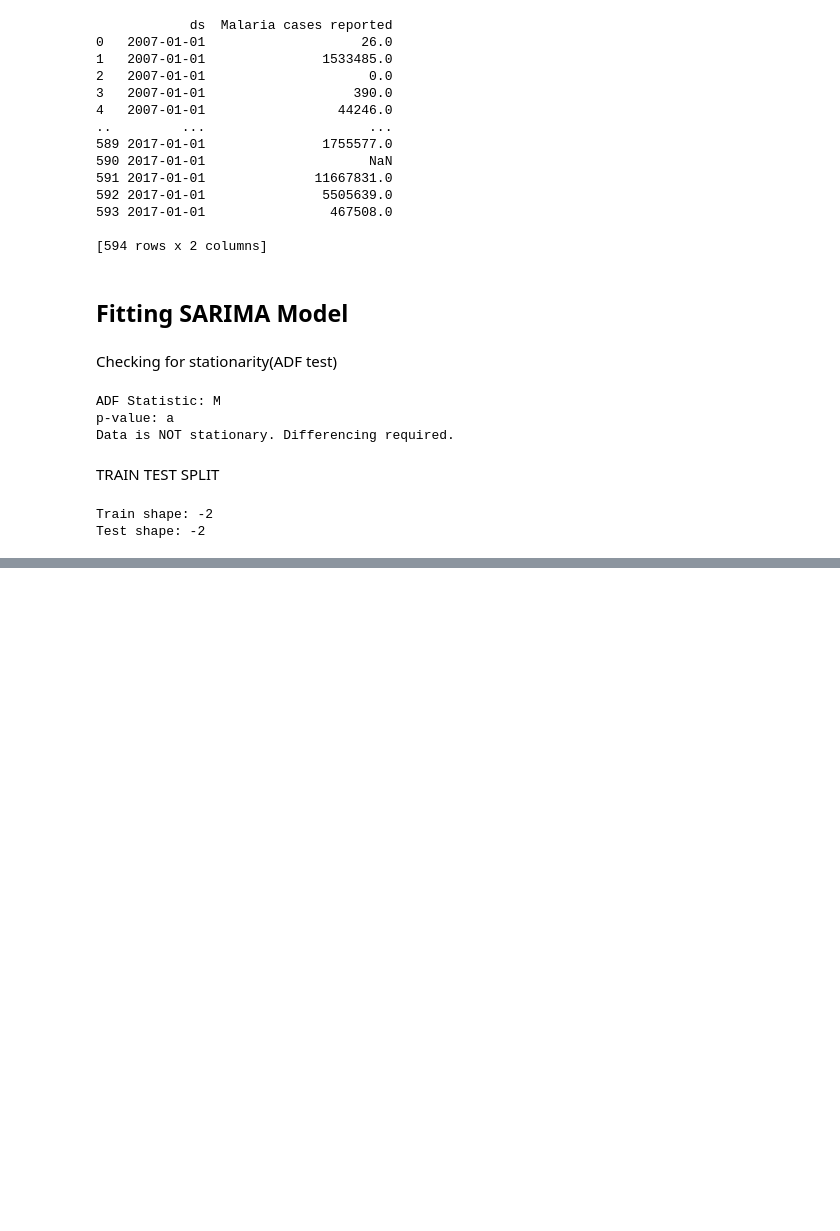
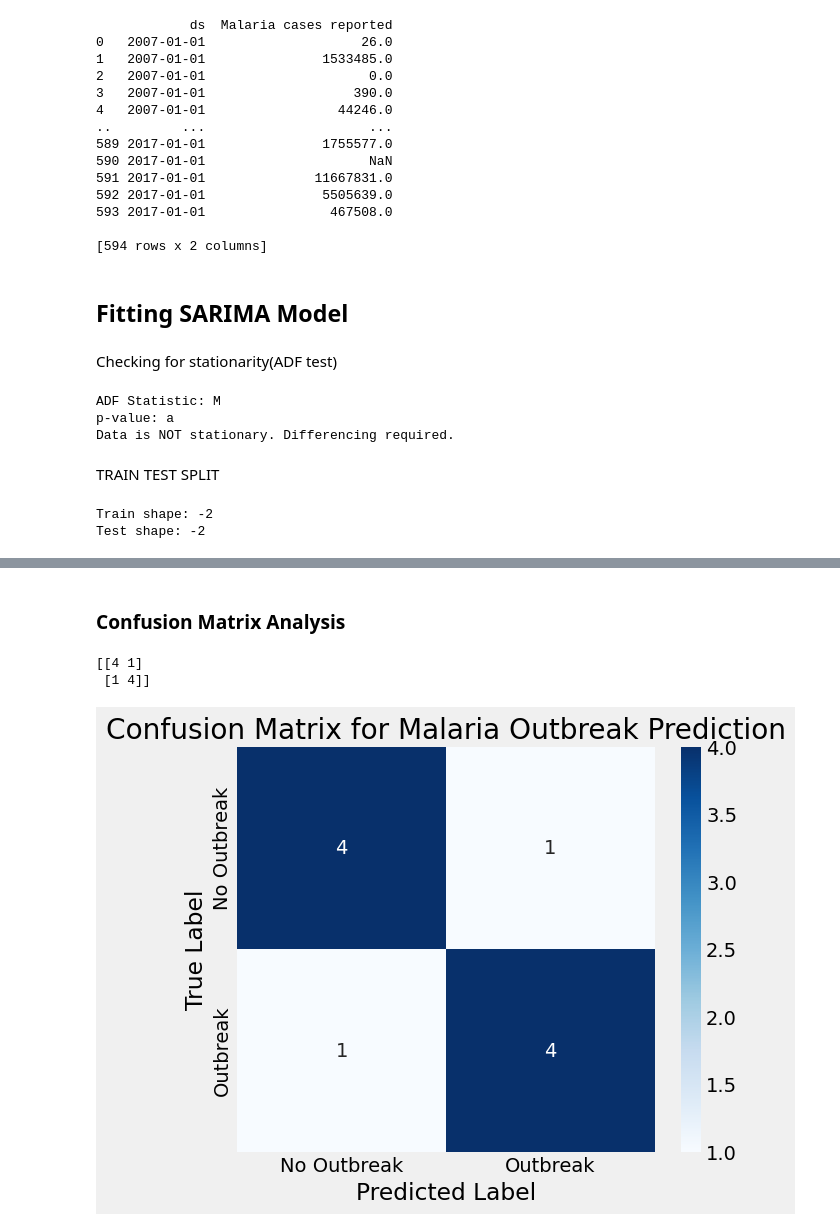
Before and after one commit to immanuelgoko07-ctrl/ML2-CAPSTONE, a Jupyter notebook: malaria-forecasting.ipynb, the cells around one changed output, grey strips where cells are left out. Cells and saved outputs as stored; diff of their text form; code cells hidden in the pictures; blank space fills up the shorter version.

```diff
--- a/malaria-forecasting.ipynb
+++ b/malaria-forecasting.ipynb
@@ -371,0 +393,2 @@ Test shape: -2
+# %% [markdown]
+### Confusion Matrix Analysis
@@ -371,0 +399,31 @@ Test shape: -2
+# %%
+# True values
+y_true = [1,0,1,1,0,1,0,0,1,0]
+
+# Model predictions
+y_pred = [1,0,1,0,0,1,0,1,1,0]
+# %%
+#Genenrating CM
+cm = confusion_matrix(y_true, y_pred)
+
+print(cm)
+# %% [output]
+[[4 1]
+ [1 4]]
+# %%
+plt.figure(figsize=(6,5))
+
+sns.heatmap(cm,
+            annot=True,
+            fmt='d',
+            cmap='Blues',
+            xticklabels=['No Outbreak','Outbreak'],
+            yticklabels=['No Outbreak','Outbreak'])
+
+plt.xlabel('Predicted Label')
+plt.ylabel('True Label')
+plt.title('Confusion Matrix for Malaria Outbreak Prediction')
+
+plt.show()
+# %% [output]
+[figure, added]
```
Also changed, not shown: parts of 69 cells of this notebook.
